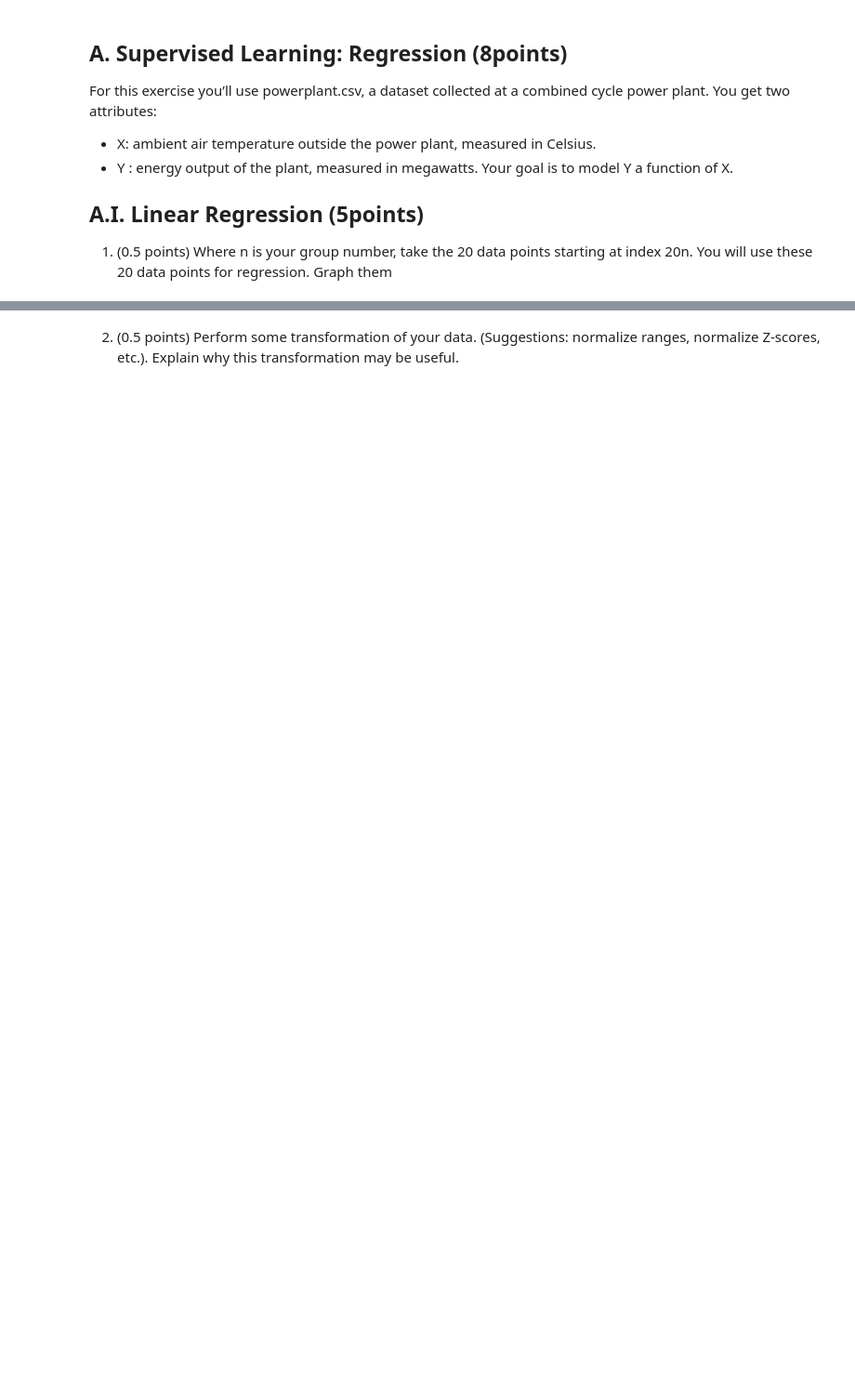
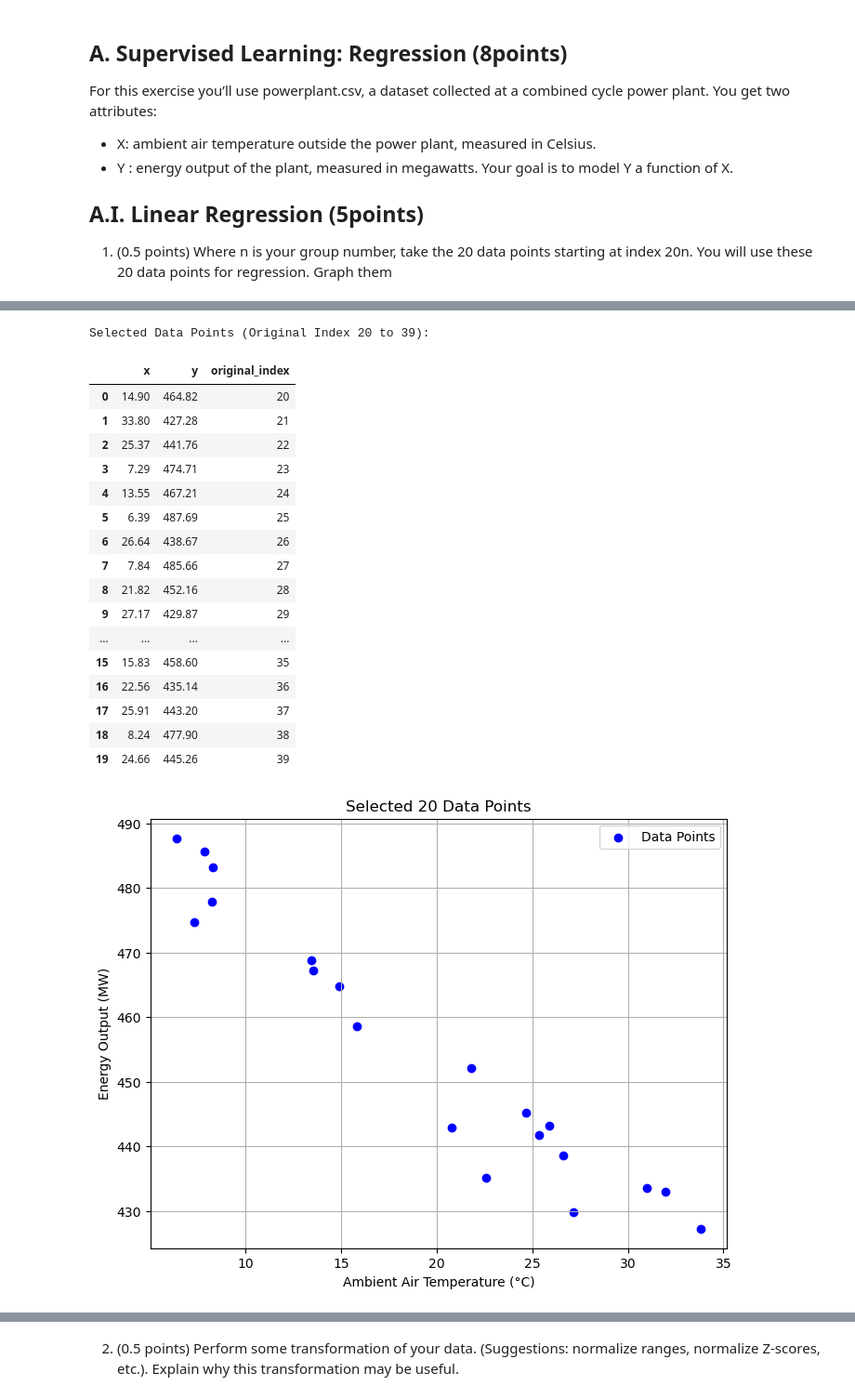
Before and after one commit to Davidpereira2803/IML_Assigments, a Jupyter notebook: Assignment1/assignmentself1.ipynb, the cells around one changed output, grey strips where cells are left out. Shown at 93% size. Cells and saved outputs as stored; diff of their text form; code cells hidden in the pictures; blank space fills up the shorter version.

```diff
--- a/Assignment1/assignmentself1.ipynb
+++ b/Assignment1/assignmentself1.ipynb
@@ -22,0 +82,57 @@ use these 20 data points for regression. Graph them
+# %%
+# Task 1: Select and Graph 20 Data Points for Regression
+
+# Define your group number here
+n = 1  # Replace with your actual group number
+
+# Calculate the starting and ending indices
+start_index = 20 * n
+end_index = start_index + 20
+
+# Ensure that the indices do not exceed the dataset bounds
+if end_index > len(data):
+    print(f"End index {end_index} exceeds dataset length {len(data)}. Adjusting to dataset size.")
+    end_index = len(data)
+
+# Select the subset of 20 data points
+subset = data.iloc[start_index:end_index].copy()
+
+# Add a column for the original indices for verification
+subset['original_index'] = data.index[start_index:end_index]
+
+# Reset the index of the subset DataFrame
+subset.reset_index(drop=True, inplace=True)
+
+# Display the selected subset with original indices
+print(f"Selected Data Points (Original Index {start_index} to {end_index - 1}):")
+display(subset)
+
+# Graph the selected data points
+plt.figure(figsize=(8, 6))
+plt.scatter(subset['x'], subset['y'], color='blue', label='Data Points')
+plt.title('Selected 20 Data Points')
+plt.xlabel('Ambient Air Temperature (°C)')
+plt.ylabel('Energy Output (MW)')
+plt.legend()
+plt.grid(True)
+plt.show()
+# %% [output]
+Selected Data Points (Original Index 20 to 39):
+|  | x | y | original_index |
+| 0 | 14.90 | 464.82 | 20 |
+| 1 | 33.80 | 427.28 | 21 |
+| 2 | 25.37 | 441.76 | 22 |
+| 3 | 7.29 | 474.71 | 23 |
+| 4 | 13.55 | 467.21 | 24 |
+| 5 | 6.39 | 487.69 | 25 |
+| 6 | 26.64 | 438.67 | 26 |
+| 7 | 7.84 | 485.66 | 27 |
+| 8 | 21.82 | 452.16 | 28 |
+| 9 | 27.17 | 429.87 | 29 |
+| ... | ... | ... | ... |
+| 15 | 15.83 | 458.60 | 35 |
+| 16 | 22.56 | 435.14 | 36 |
+| 17 | 25.91 | 443.20 | 37 |
+| 18 | 8.24 | 477.90 | 38 |
+| 19 | 24.66 | 445.26 | 39 |
+[figure, added]
```
Also changed, not shown: parts of 30 cells of this notebook, 5 other files.
